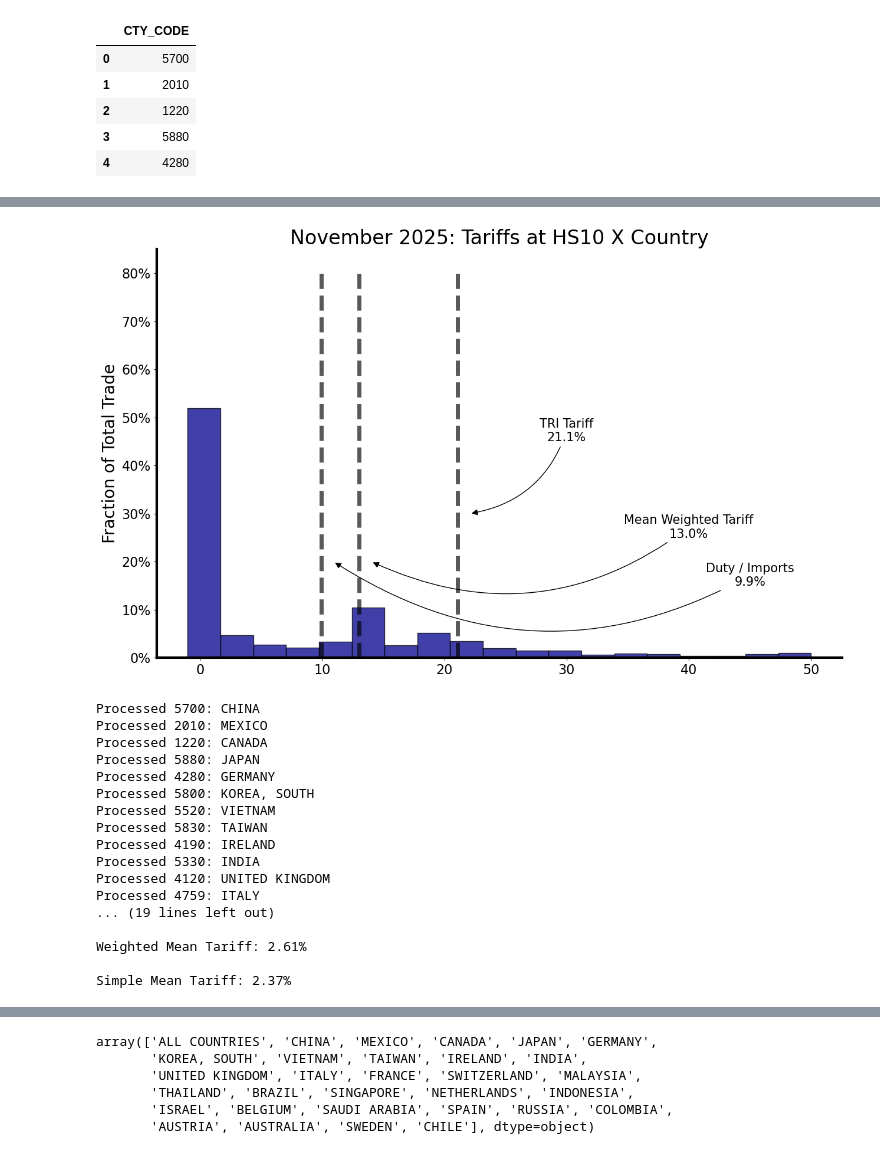
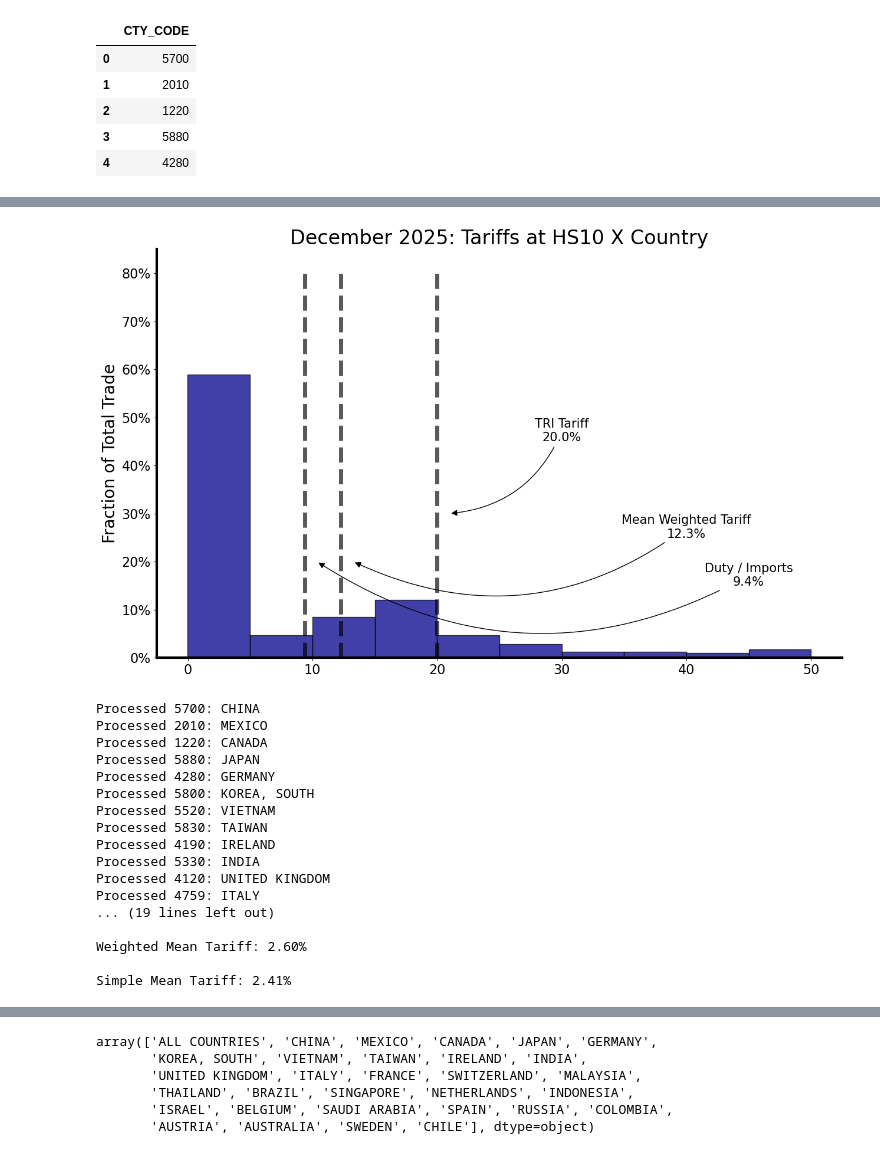
Before and after one commit to tradewartracker/how-restrictive-us-trade, a Jupyter notebook: TRI-all-country.ipynb, the cells around one changed output, grey strips where cells are left out. Drawn from its saved outputs; the diff is of its cells as text; code cells hidden in the pictures.

```diff
--- a/TRI-all-country.ipynb
+++ b/TRI-all-country.ipynb
@@ -27,7 +27,7 @@ texfile = "C:\\github\\how-restrictive-us-trade-paper\\results.tex"
 
 tabletex = "C:\\github\\how-restrictive-us-trade-paper\\table.tex"
 
-target_date = "2025-11"
+target_date = "2025-12"
 # %%
 def make_tariff_country_date(dfcntry, date):
 
@@ -294,7 +318,7 @@ fig, ax = plt.subplots(figsize = (15,9))
 # fig = plt.figure(figsize=(15, 9))
 # bax_ax = bax.brokenaxes(ylims=((0, 0.20), (0.40, 0.50)), hspace=.05)
 
-bin_edges = np.linspace(-1, 50, 20)  # 50 bins
+bin_edges = np.linspace(-.01, 50, 11)  # 50 bins
 
 # Digitize delta_tariff into bins
 bin_indices = np.digitize(100*bigdf["tariff"], bin_edges) - 1
@@ -354,36 +378,36 @@ ax.vlines(100*meanweighted, 0, 0.80,
 ax.annotate("Mean Weighted Tariff\n{:.1f}%".format(100*meanweighted),
             xy=(100*meanweighted+1, 0.20),
             xytext=(40, 0.25),
             arrowprops={
             "arrowstyle": "-|>", # This is stuff about the arrow
             "connectionstyle": "arc3,rad=-0.3",  # rad controls curve amount,  # Arc with arms
             "color": "black"},
             fontsize=15, color='black',
             ha='center')
 
 
 ax.vlines(100*simplemean, 0, 0.80,
           linestyles= "dashed", color = "k", linewidth=5, alpha=0.65)
 
 ax.annotate("Duty / Imports\n{:.1f}%".format(100*simplemean),
             xy=(100*simplemean+1, 0.20),
             xytext=(45, 0.15),
             arrowprops={
             "arrowstyle": "-|>", # This is stuff about the arrow
             "connectionstyle": "arc3,rad=-0.3",  # rad controls curve amount,  # Arc with arms
             "color": "black"},
             fontsize=15, color='black',
             ha='center')
 
 ax.set_ylim(top=0.85)
 
-plt.savefig(figfile+ target_date + "-histogram.png", bbox_inches = "tight")
+# plt.savefig(figfile+ target_date + "-histogram.png", bbox_inches = "tight")
 
-plt.savefig(figfile+ target_date + "-histogram.pdf", bbox_inches = "tight")
+# plt.savefig(figfile+ target_date + "-histogram.pdf", bbox_inches = "tight")
 
 plt.show()
 # %% [output]
-[figure, old version]
+[figure, new version]
 # %%
 # Create comparison date for prior year (2024)
 comparison_date = "2024-" + target_date.split("-")[1]
@@ -428,9 +452,9 @@ Processed 4120: UNITED KINGDOM
 Processed 4759: ITALY
 ... (19 lines left out)
 
-Weighted Mean Tariff: 2.61%
+Weighted Mean Tariff: 2.60%
 
-Simple Mean Tariff: 2.37%
+Simple Mean Tariff: 2.41%
 # %%
 fig, ax = plt.subplots(figsize = (15,9))
 
```
Also changed, not shown: parts of 18 cells of this notebook, 37 other files.
